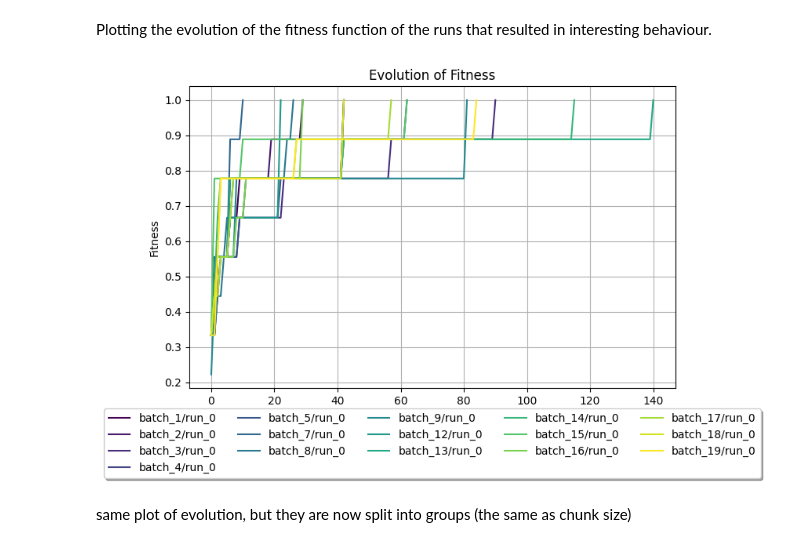
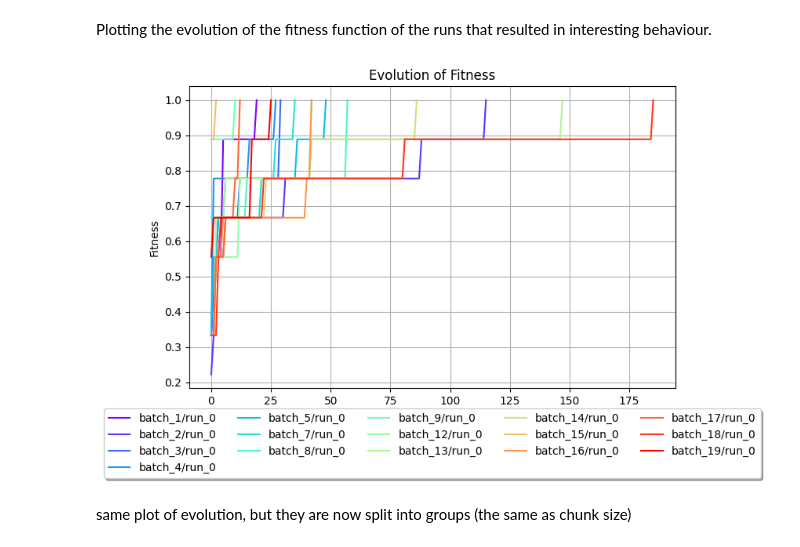
Before and after one commit to katiepambakianbris/BeeCommunication, a Jupyter notebook: analysis/fitness_function.ipynb, the cells around one changed output. Cells and saved outputs as stored; diff of their text form; code cells hidden in the pictures.

```diff
--- a/analysis/fitness_function.ipynb
+++ b/analysis/fitness_function.ipynb
@@ -13,7 +13,7 @@ import pandas as pd
 # load in the results
 result_dir = "/Users/katiepambakian/Documents/BSc Computer Science/Y3/Dissertation/BeeCommunication/results/"
 
-slurm_job = 15714478
+slurm_job = 15730916
 
 result_dir = result_dir + str(slurm_job) + "/"
 # %% [markdown]
@@ -24,7 +24,7 @@ batches = [1,2,3,4,5,7,8,9,12,13,14,15,16,17,18,19]
 
 plt.figure(figsize=(8,5))
 
-colors = plt.cm.viridis(np.linspace(0, 1, len(runs)*len(batches)))
+colors = plt.cm.rainbow(np.linspace(0, 1, len(runs)*len(batches)))
 counter = 0
 
 for batch in batches:
@@ -36,34 +36,34 @@ for batch in batches:
             sep=r"\s+",
             header=None,
             names=["generation", "best_fitness", "avg_fitness"]
         )
 
         generation = df["generation"].to_numpy()
         best = df["best_fitness"].to_numpy()
         average = df["avg_fitness"].to_numpy()
 
         label_name = "batch_" + str(batch)+"/run_"+str(run)
 
         plt.plot(generation, best,
                 linestyle="-",
                 label=label_name,
                 color=colors[counter],
             )
 
         counter += 1
 
 plt.xlabel("Generation")
 plt.ylabel("Fitness")
 plt.title("Evolution of Fitness")
 
 # Put a legend below current axis
 plt.legend(loc='upper center', bbox_to_anchor=(0.5, -0.05),
           fancybox=True, shadow=True, ncol=5)
 plt.grid(True)
 
 plt.show()
 # %% [output]
-[figure, old version]
+[figure, new version]
 # %% [markdown]
 same plot of evolution, but they are now split into groups (the same as chunk size)
 # %%
```
Also changed, not shown: parts of 1 cell of this notebook, 4 other files.
